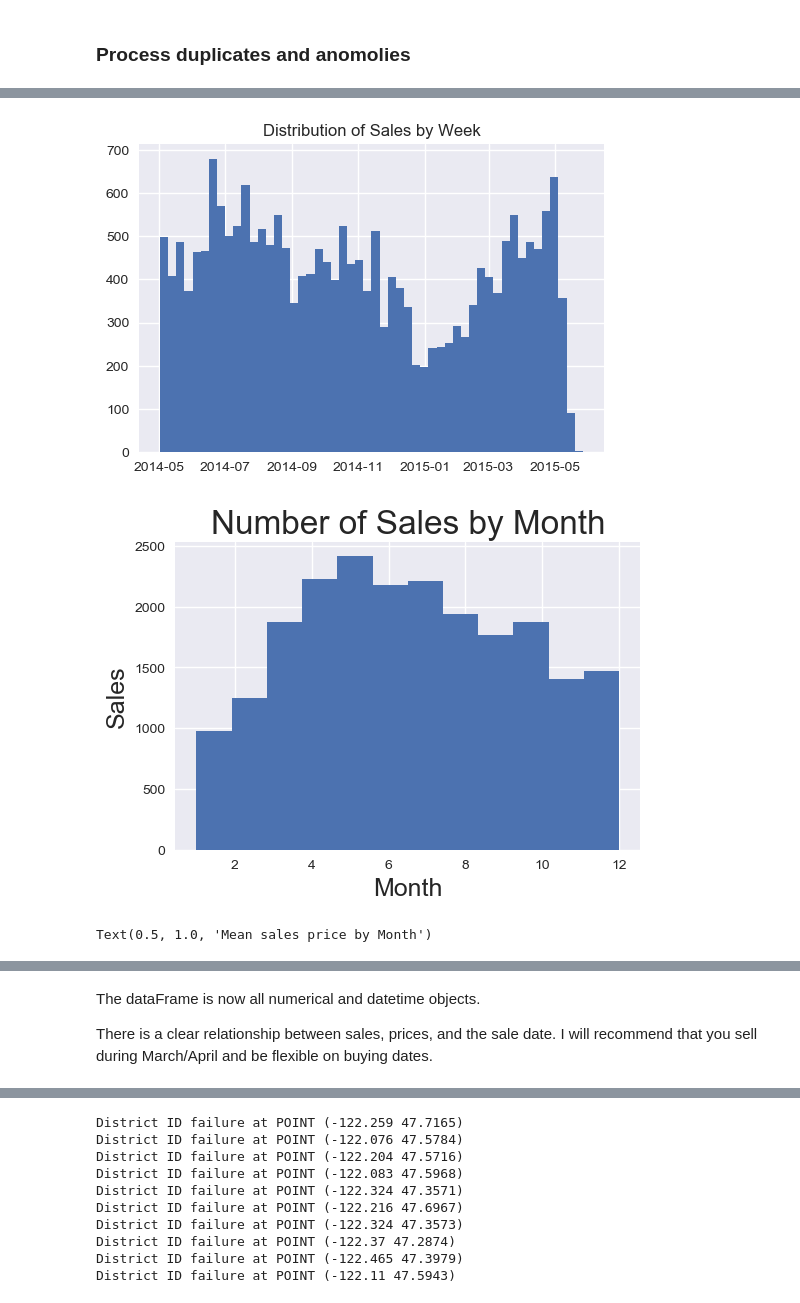
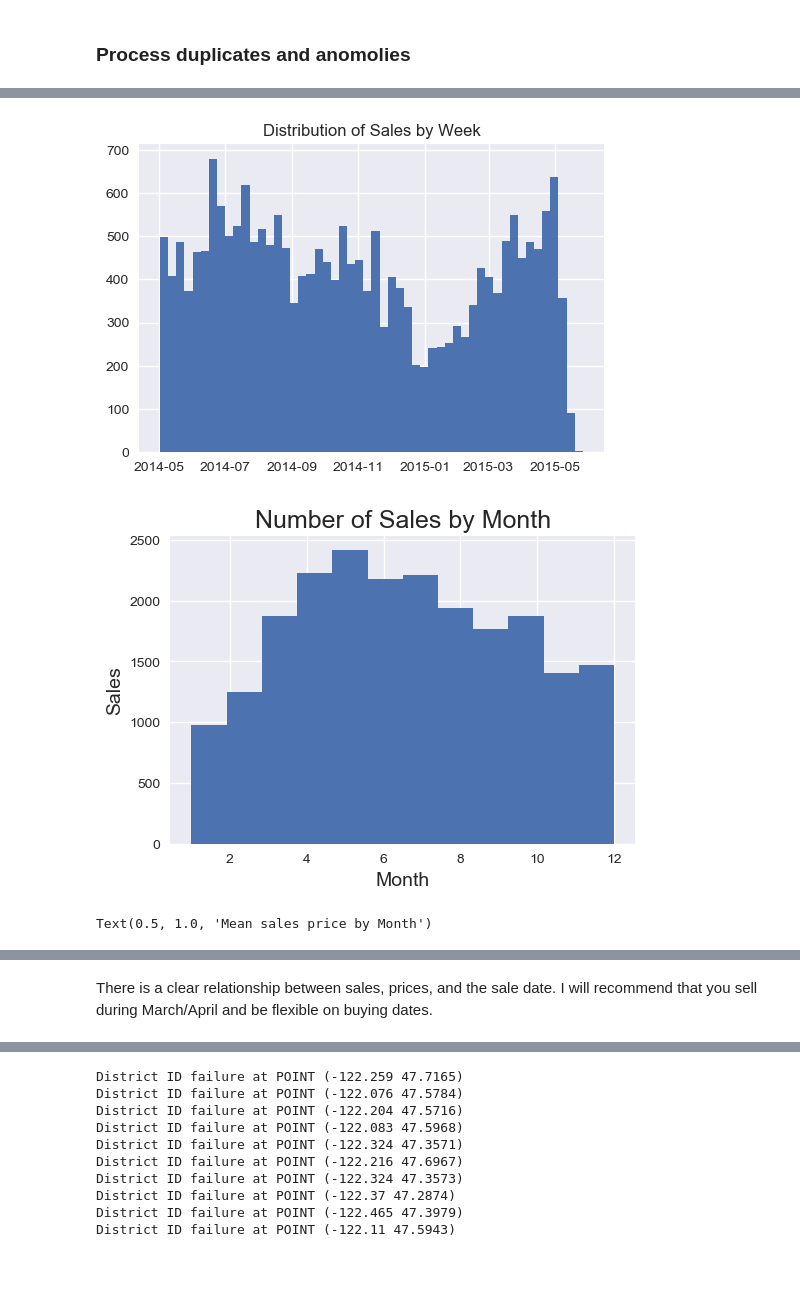
Before and after one commit to sciencelee/dsc-mod-2-project-v2-1-online-ds-sp-000, a Jupyter notebook: 01-Prepare Data.ipynb, the cells around one changed output, grey strips where cells are left out. Saved outputs shown, nothing was run; the diff lists cells and outputs as text; code cells hidden in the pictures; blank space fills up the shorter version.

```diff
--- a/01-Prepare Data.ipynb
+++ b/01-Prepare Data.ipynb
@@ -270,30 +254,32 @@ kc
 # %%
-# Since I converted date, I thought it would be interesting to look at sales by date to see if it could potentially be a factor
-#. Each bin represents a week.  There is a definite sales period in spring/summer and low points in winter months.
+# Since I now have dates, I will look at sales by date to see if it could potentially be a factor
 
 
-# might be worthwhile to investigate the effect of time of year on saleprice as well
 
-
+#. Each bin represents a week.  There is a definite sales period in spring/summer and low points in winter months.
 kc['date'].hist(bins=52, figsize=[6, 4])
 plt.title('Distribution of Sales by Week')
 plt.show()
+
+# Also want to look at it by month
 kc['month'].hist(bins=12, figsize=[6, 4])
 plt.title('Distribution of Sales by Month')
-plt.ylabel('Sales', fontsize=18)
-plt.xlabel('Month', fontsize=18)
-plt.title("Number of Sales by Month", fontsize=24)
+plt.ylabel('Sales', fontsize=14)
+plt.xlabel('Month', fontsize=14)
+plt.title("Number of Sales by Month", fontsize=18)
 
 plt.show()
 
+
+# Look at the effect of time of year on saleprice as well
 plt.figure(figsize=(6, 4))
 kc.groupby(['month'])['price'].mean().plot()
-plt.ylabel('Sale Price', fontsize=18)
-plt.xlabel('Month', fontsize=18)
+plt.ylabel('Sale Price', fontsize=14)
+plt.xlabel('Month', fontsize=14)
 
 plt.ylim([500000, 570000])
-plt.title("Mean sales price by Month", fontsize=24)
+plt.title("Mean sales price by Month", fontsize=18)
 # %% [output]
 [figure]
-[figure, old version]
+[figure, new version]
 Text(0.5, 1.0, 'Mean sales price by Month')
@@ -301,6 +287,4 @@ Text(0.5, 1.0, 'Mean sales price by Month')
 # %% [markdown]
-The dataFrame is now all numerical and datetime objects.
-
 There is a clear relationship between sales, prices, and the sale date.  I will recommend that you sell during March/April and be flexible on buying dates.
 # %% [markdown]
 ## Location, location, location.
```
Also changed, not shown: parts of 23 cells of this notebook, 20 other files.
